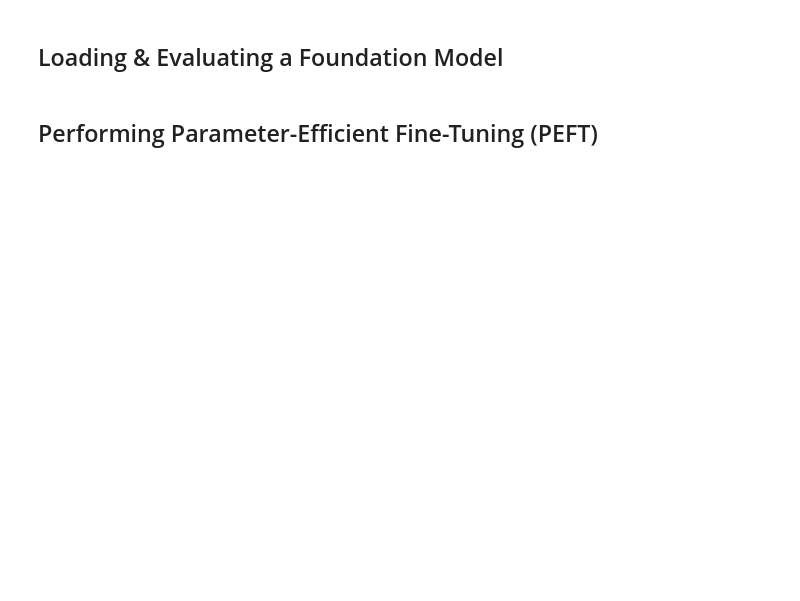
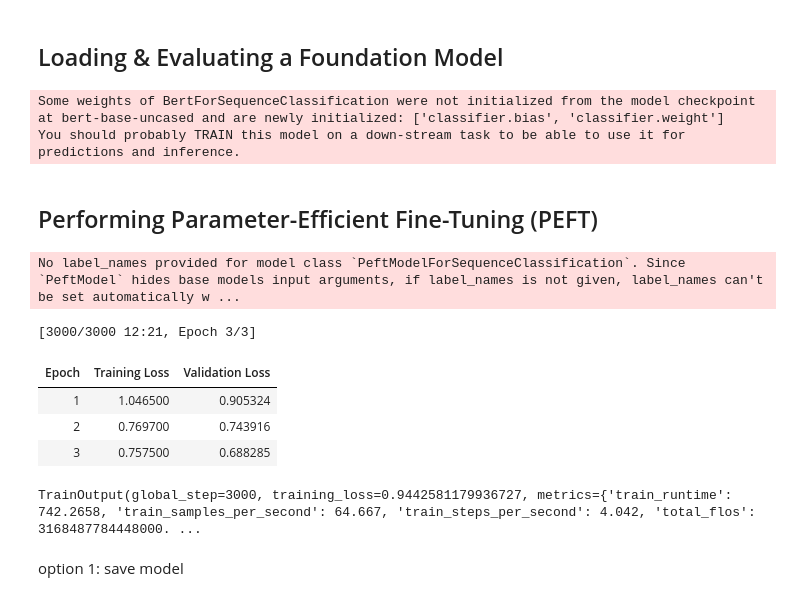
Before and after one commit to Brnn043/EmotionClassifierAI, a Jupyter notebook: emotion_classifier_bert_lora.ipynb, the cells around one changed output. Saved outputs shown, nothing was run; the diff lists cells and outputs as text; code cells hidden in the pictures; blank space fills up the shorter version.

```diff
--- a/emotion_classifier_bert_lora.ipynb
+++ b/emotion_classifier_bert_lora.ipynb
@@ -70,4 +115,61 @@ def string_to_label(string):
 # %% [markdown]
 ## Loading & Evaluating a Foundation Model
+# %%
+from transformers import AutoModelForSequenceClassification
+from peft import get_peft_model, LoraConfig, TaskType
+
+base_model = AutoModelForSequenceClassification.from_pretrained(model_name, num_labels=6)
+
+# Apply LoRA
+lora_config = LoraConfig(
+    r=8,
+    lora_alpha=32,
+    task_type=TaskType.SEQ_CLS,
+    lora_dropout=0.1,
+    bias="none",
+    target_modules=["query", "value"]
+)
+
+model = get_peft_model(base_model, lora_config)
+# %% [output]
+Some weights of BertForSequenceClassification were not initialized from the model checkpoint at bert-base-uncased and are newly initialized: ['classifier.bias', 'classifier.weight']
+You should probably TRAIN this model on a down-stream task to be able to use it for predictions and inference.
 # %% [markdown]
 ## Performing Parameter-Efficient Fine-Tuning (PEFT)
+# %%
+from transformers import TrainingArguments, Trainer, DataCollatorWithPadding
+
+data_collator = DataCollatorWithPadding(tokenizer=tokenizer)
+
+training_args = TrainingArguments(
+    output_dir="./results",
+    per_device_train_batch_size=16,
+    per_device_eval_batch_size=16,
+    num_train_epochs=3,
+    eval_strategy="epoch", # Changed from evaluation_strategy
+    save_strategy="epoch",
+    load_best_model_at_end=True,
+    logging_steps=10,
+    logging_dir="./logs",
+    report_to="none"
+)
+
+trainer = Trainer(
+    model=model,
+    args=training_args,
+    train_dataset=encoded_dataset["train"],
+    eval_dataset=encoded_dataset["validation"],
+    tokenizer=tokenizer,
+    data_collator=data_collator
+)
+trainer.train()
+# %% [output]
+No label_names provided for model class `PeftModelForSequenceClassification`. Since `PeftModel` hides base models input arguments, if label_names is not given, label_names can't be set automatically w ...
+[3000/3000 12:21, Epoch 3/3]
+| Epoch | Training Loss | Validation Loss |
+| 1 | 1.046500 | 0.905324 |
+| 2 | 0.769700 | 0.743916 |
+| 3 | 0.757500 | 0.688285 |
+TrainOutput(global_step=3000, training_loss=0.9442581179936727, metrics={'train_runtime': 742.2658, 'train_samples_per_second': 64.667, 'train_steps_per_second': 4.042, 'total_flos': 3168487784448000. ...
+# %% [markdown]
+option 1: save model
```
Also changed, not shown: parts of 18 cells of this notebook.
